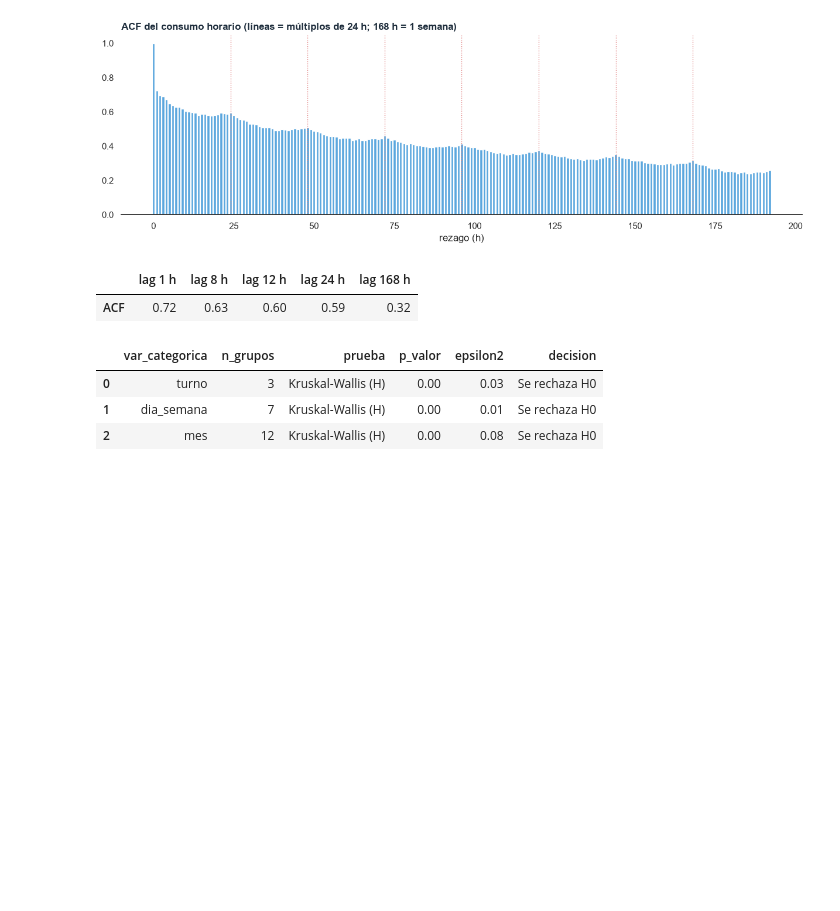
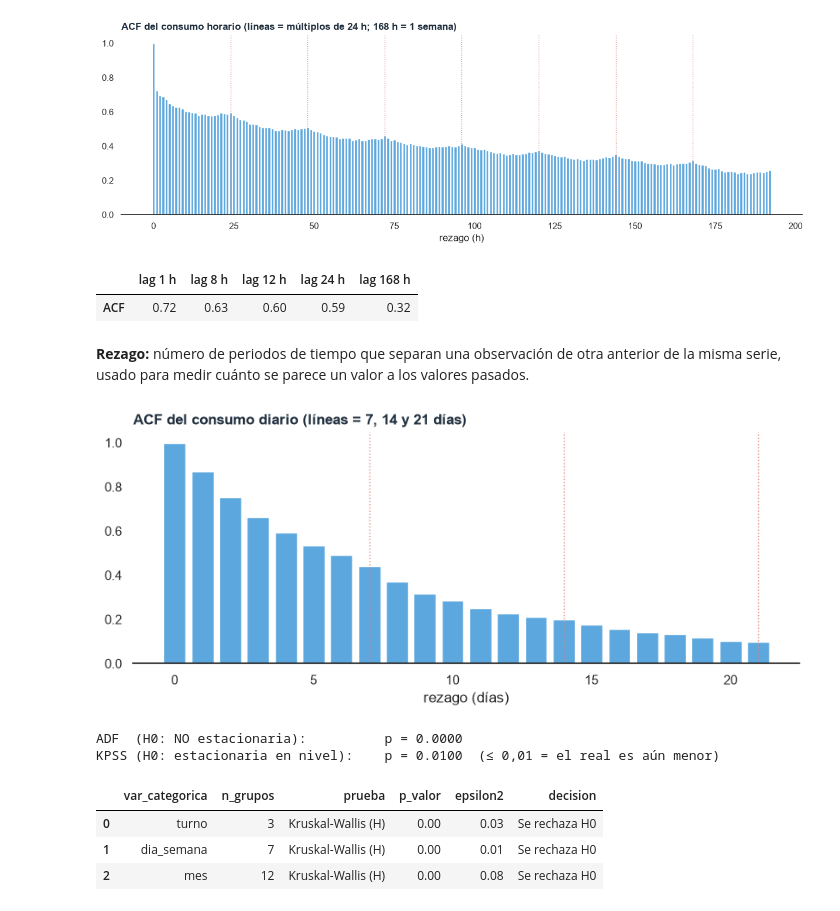
Before and after one commit to juanpablocarrillohortua/clarios_app, a Jupyter notebook: notebooks/eda_rc_energia.ipynb, the cells around one changed output. Cells and saved outputs as stored; diff of their text form; code cells hidden in the pictures; blank space fills up the shorter version.

```diff
--- a/notebooks/eda_rc_energia.ipynb
+++ b/notebooks/eda_rc_energia.ipynb
@@ -661,7 +720,10 @@ ts["turno"] = pd.Categorical(
     ["T1", "T2", "T3"],
 )
 ts["dia_semana"] = pd.Categorical(t_mid.dt.dayofweek.map(dict(enumerate(DIAS))), DIAS)
-ts["mes"] = t_mid.dt.month
+ts["mes"] = pd.Categorical(t_mid.dt.month.map(NOMBRE_MES), MESES_FY)  # orden fiscal Oct → Sep
+ts["FY"] = anio_fiscal(pd.DatetimeIndex(t_mid))
+ts["FY_label"] = pd.Categorical(etiqueta_fy(ts["FY"]))
+ts["mes_fiscal"] = mes_fiscal(pd.DatetimeIndex(t_mid))
 ts["anio_mes"] = t_mid.dt.to_period("M")
 
 fig, axes = plt.subplots(1, 3, figsize=(18, 4.5))
@@ -670,7 +732,7 @@ for ax, (col, titulo) in zip(
     [
         ("hora", "por hora del día"),
         ("dia_semana", "por día de la semana"),
-        ("mes", "por mes del año"),
+        ("mes", "por mes fiscal (Oct → Sep)"),
     ],
     strict=True,
 ):
@@ -746,6 +811,37 @@ display(pd.Series({f"lag {k} h": r[k] for k in (1, 8, 12, 24, 168)}).to_frame("A
 [figure]
 |  | lag 1 h | lag 8 h | lag 12 h | lag 24 h | lag 168 h |
 | ACF | 0.72 | 0.63 | 0.60 | 0.59 | 0.32 |
+# %% [markdown]
+**Rezago:** número de periodos de tiempo que separan una observación de otra anterior de la misma serie, usado para medir cuánto se parece un valor a los valores pasados.
+# %%
+diaria = grilla.resample("D").mean()
+r_d = acf(diaria, nlags=21, missing="conservative")
+
+fig, ax = plt.subplots(figsize=(10, 3.5))
+ax.bar(range(len(r_d)), r_d, color="#5BA7DE")
+for k in (7, 14, 21):
+    ax.axvline(k, color="#E28585", ls=":", lw=1)
+ax.set_title(
+    "ACF del consumo diario (líneas = 7, 14 y 21 días)", loc="left", fontweight="bold", color=INK
+)
+ax.set_xlabel("rezago (días)")
+sns.despine(left=True)
+plt.show()
+# %% [output]
+[figure, added]
+# %%
+with warnings.catch_warnings():
+    warnings.simplefilter(
+        "ignore"
+    )  # avisos de formato de statsmodels y del límite de la tabla KPSS
+    adf_p = adfuller(diaria.dropna(), autolag="AIC")[1]
+    kpss_p = kpss(diaria.dropna(), regression="c", nlags="auto")[1]
+
+print(f"ADF  (H0: NO estacionaria):          p = {adf_p:.4f}")
+print(f"KPSS (H0: estacionaria en nivel):    p = {kpss_p:.4f}  (≤ 0,01 = el real es aún menor)")
+# %% [output]
+ADF  (H0: NO estacionaria):          p = 0.0000
+KPSS (H0: estacionaria en nivel):    p = 0.0100  (≤ 0,01 = el real es aún menor)
 # %%
 pruebas = hub_pruebas_num_cat(ts, "TOTAL_PROCESO", ["turno", "dia_semana", "mes"])
 
```
Also changed, not shown: parts of 23 cells of this notebook.
